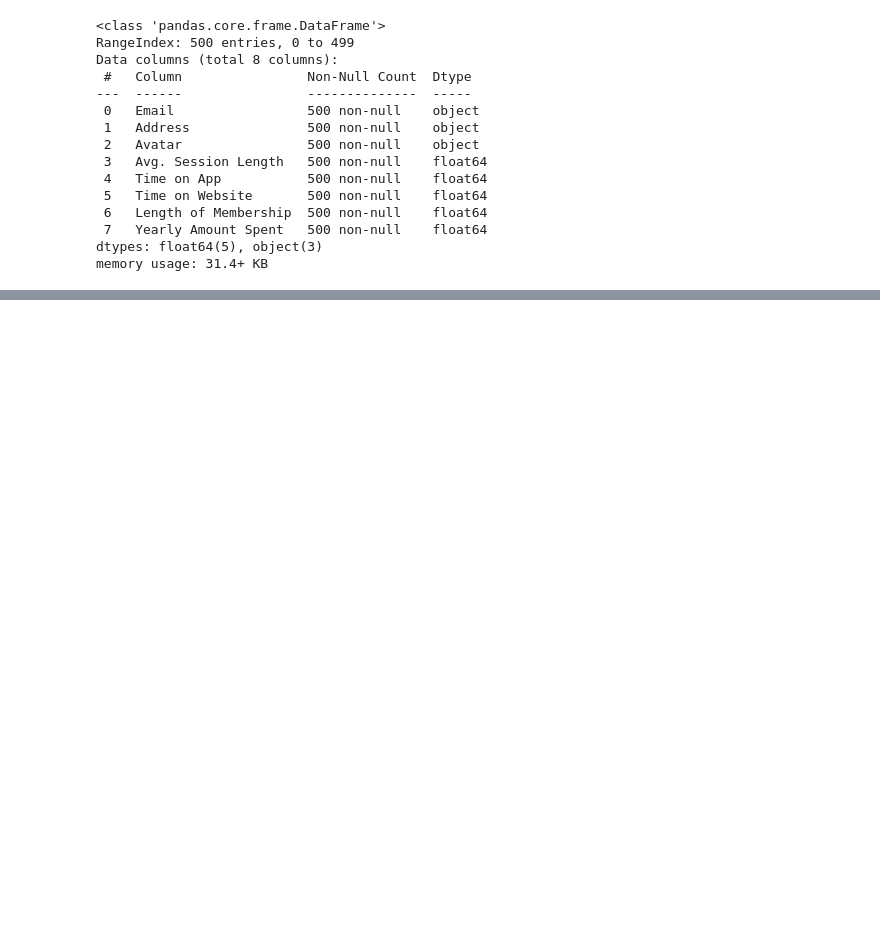
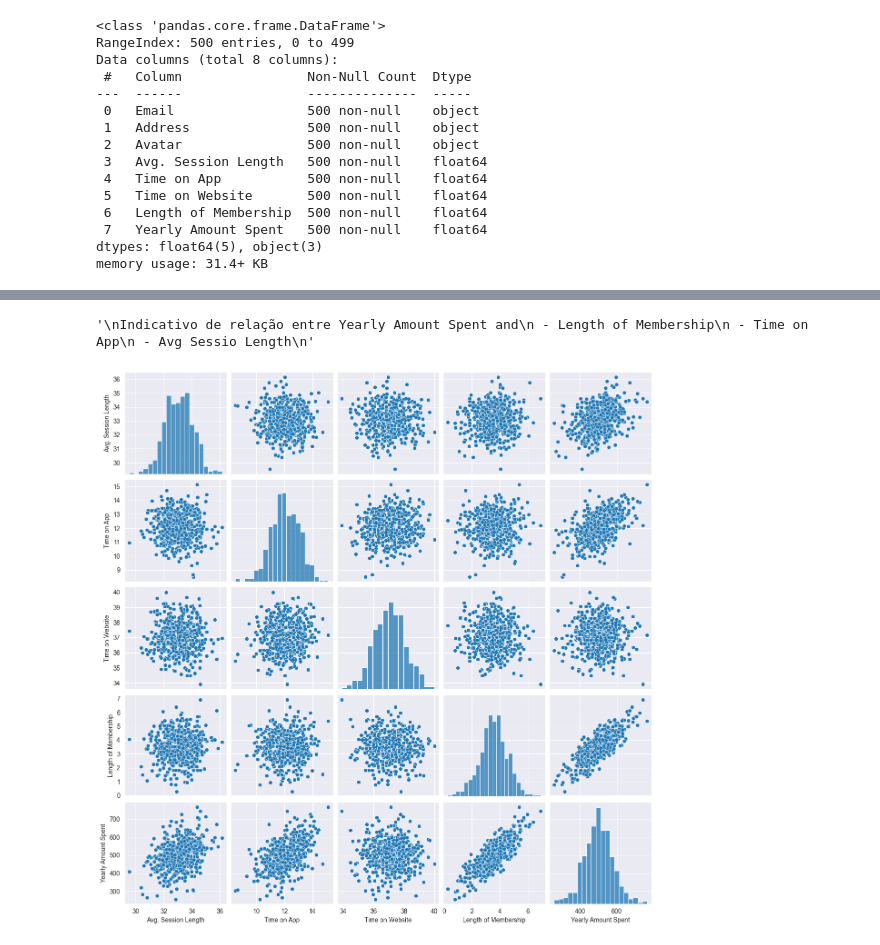
Before and after one commit to tlsabara/Data-Analytics, a Jupyter notebook: Machine Learning/Regressão Linear/Modelo de regressão linear.ipynb, the cells around one changed output, grey strips where cells are left out. Cells and saved outputs as stored; diff of their text form; code cells hidden in the pictures; blank space fills up the shorter version.

```diff
--- a/Machine Learning/Regressão Linear/Modelo de regressão linear.ipynb
+++ b/Machine Learning/Regressão Linear/Modelo de regressão linear.ipynb
@@ -47,0 +62,12 @@ memory usage: 31.4+ KB
+# %%
+sns.pairplot(data=df_clients)
+
+"""
+Indicativo de relação entre Yearly Amount Spent and
+ - Length of Membership
+ - Time on App
+ - Avg Sessio Length
+"""
+# %% [output]
+'\nIndicativo de relação entre Yearly Amount Spent and\n - Length of Membership\n - Time on App\n - Avg Sessio Length\n'
+[figure, added]
```
Also changed, not shown: parts of 18 cells of this notebook, 1 other file.
